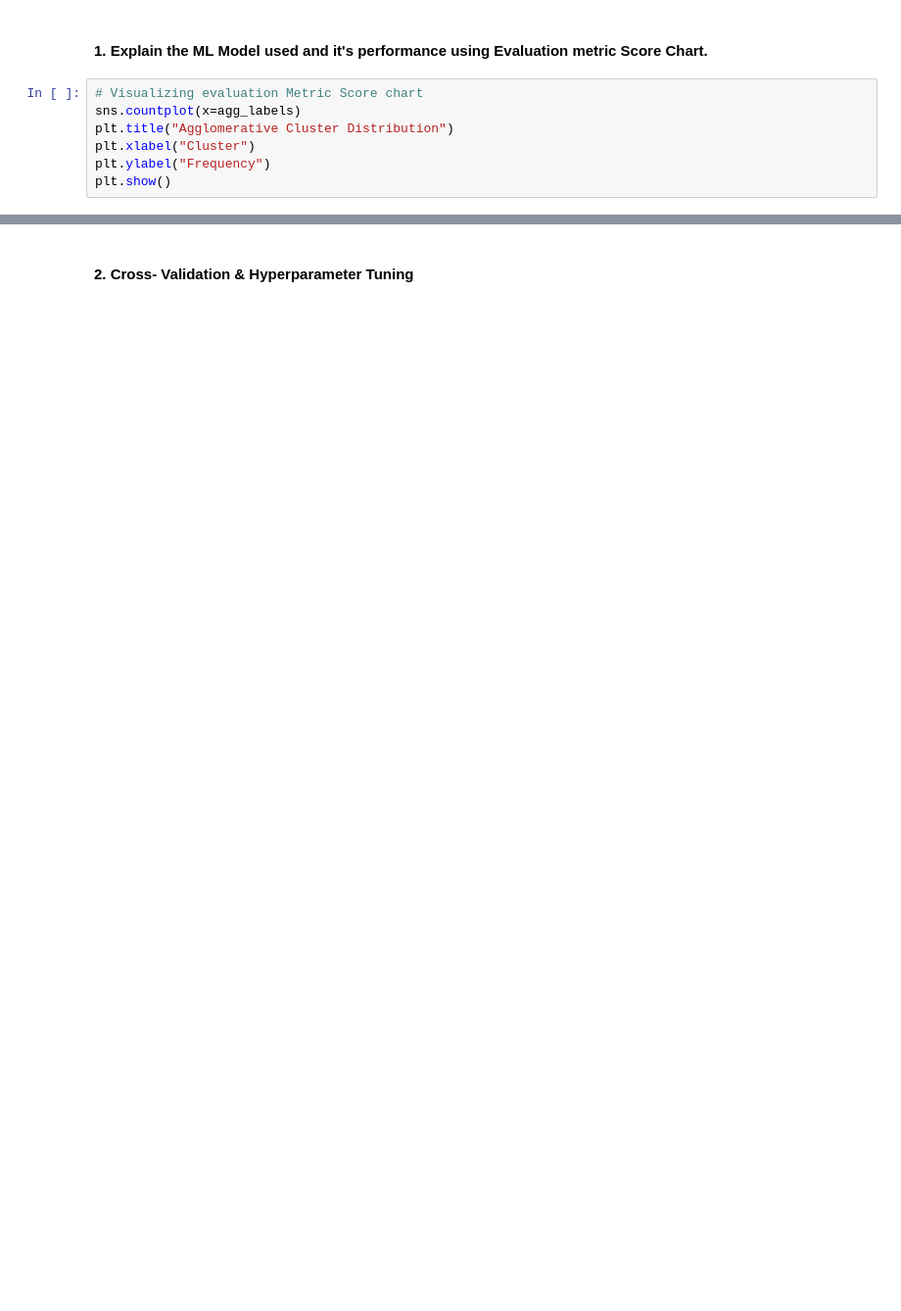
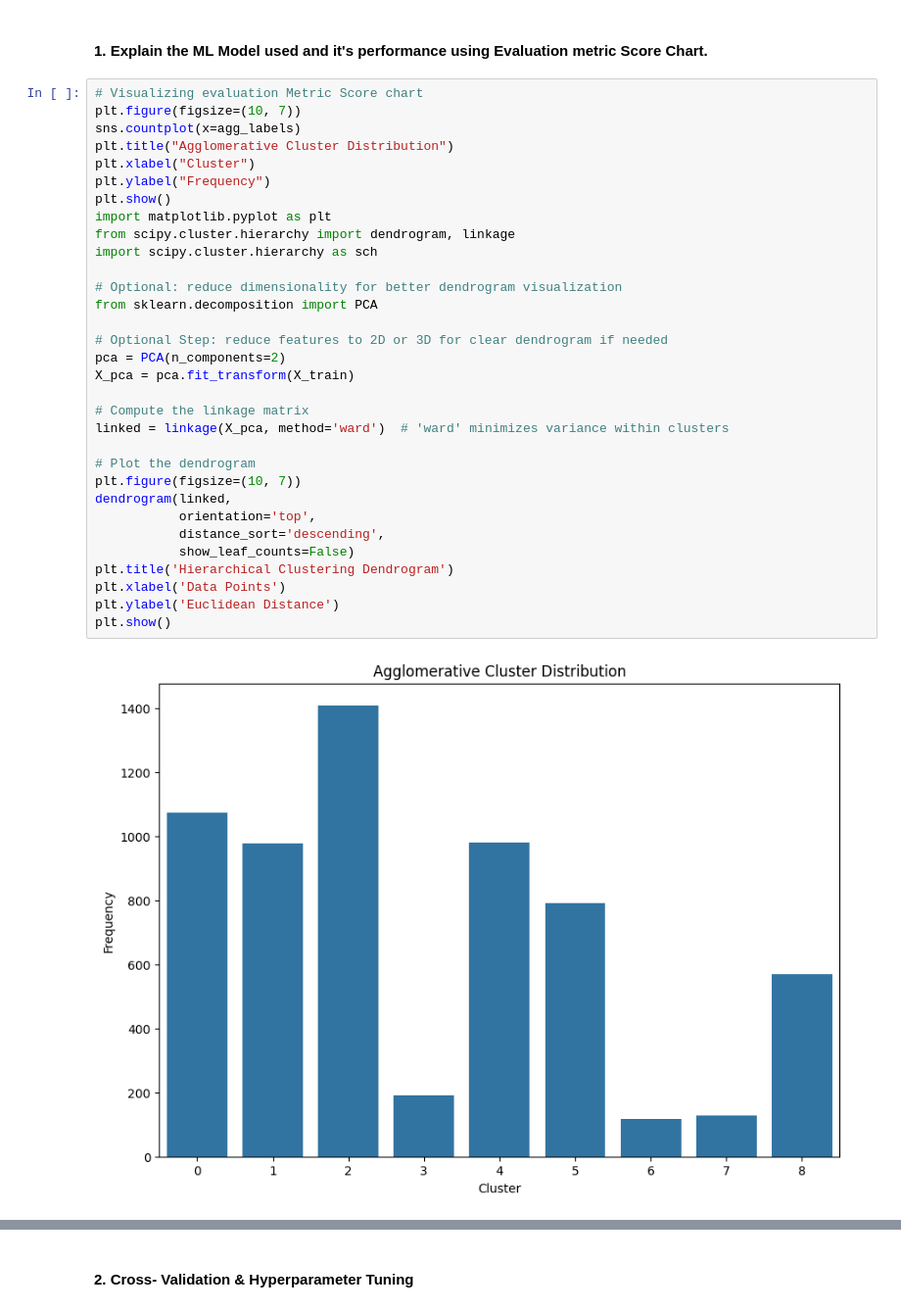
Before and after one commit to Ayush245101/Netflix-Movies-TV-shows-Clustering--Unsupervised-Learning, a Jupyter notebook: Netflix_Movies_and_TV_Shows_Clustering.ipynb, the cells around one changed output, grey strips where cells are left out. Shown at 98% size. Drawn from its saved outputs; the diff is of its cells as text; blank space fills up the shorter version.

```diff
--- a/Netflix_Movies_and_TV_Shows_Clustering.ipynb
+++ b/Netflix_Movies_and_TV_Shows_Clustering.ipynb
@@ -1203,9 +1387,36 @@ print("Silhouette Score (Agglomerative):", agg_silhouette)
 # %% [markdown]
 #### 1. Explain the ML Model used and it's performance using Evaluation metric Score Chart.
-# %%
-# Visualizing evaluation Metric Score chart
-sns.countplot(x=agg_labels)
-plt.title("Agglomerative Cluster Distribution")
-plt.xlabel("Cluster")
-plt.ylabel("Frequency")
-plt.show()
+# %%
+# Visualizing evaluation Metric Score chart
+plt.figure(figsize=(10, 7))
+sns.countplot(x=agg_labels)
+plt.title("Agglomerative Cluster Distribution")
+plt.xlabel("Cluster")
+plt.ylabel("Frequency")
+plt.show()
+import matplotlib.pyplot as plt
+from scipy.cluster.hierarchy import dendrogram, linkage
+import scipy.cluster.hierarchy as sch
+
+# Optional: reduce dimensionality for better dendrogram visualization
+from sklearn.decomposition import PCA
+
+# Optional Step: reduce features to 2D or 3D for clear dendrogram if needed
+pca = PCA(n_components=2)
+X_pca = pca.fit_transform(X_train)
+
+# Compute the linkage matrix
+linked = linkage(X_pca, method='ward')  # 'ward' minimizes variance within clusters
+
+# Plot the dendrogram
+plt.figure(figsize=(10, 7))
+dendrogram(linked,
+           orientation='top',
+           distance_sort='descending',
+           show_leaf_counts=False)
+plt.title('Hierarchical Clustering Dendrogram')
+plt.xlabel('Data Points')
+plt.ylabel('Euclidean Distance')
+plt.show()
+# %% [output]
+[figure, added]
```
Also changed, not shown: parts of 41 cells of this notebook.
